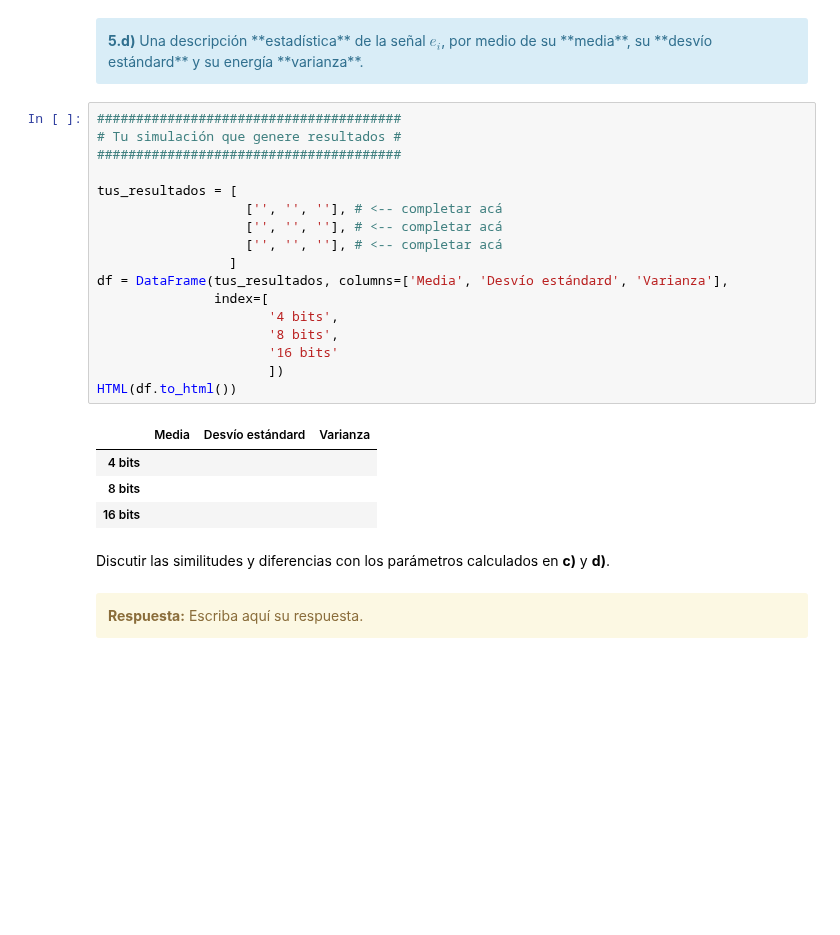
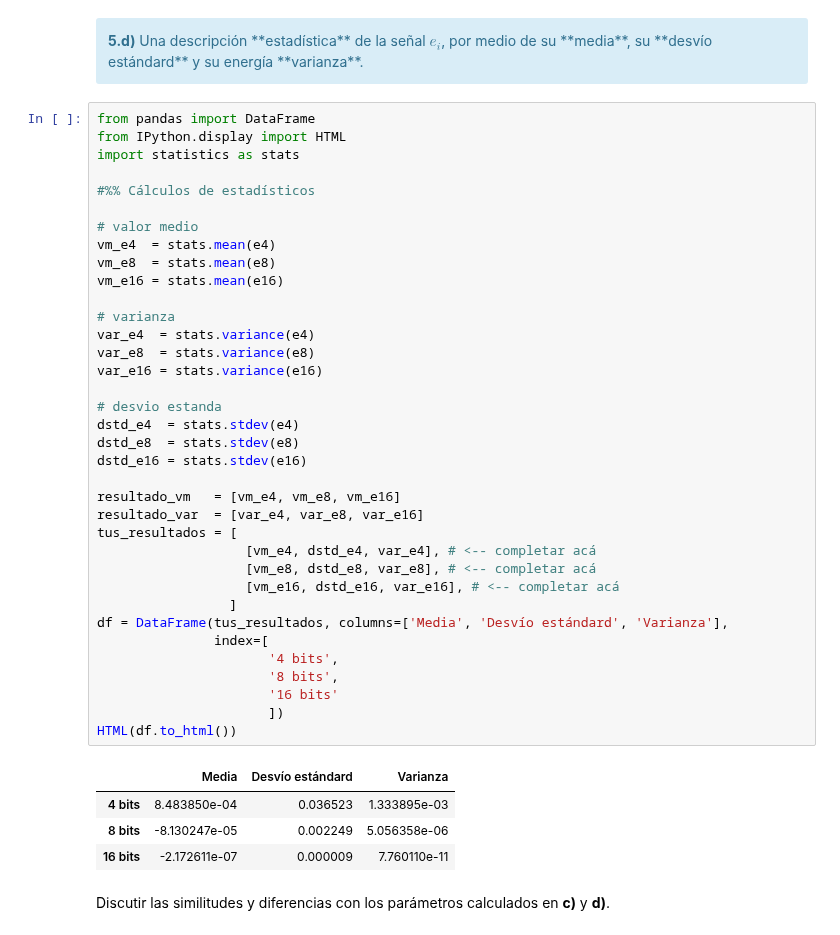
Before and after one commit to NicolasFerragamo/pdstestbench, a Jupyter notebook: TP1 - Muestreo de señales - Forurier_copia.ipynb, the cells around one changed output. Cells and saved outputs as stored; diff of their text form; blank space fills up the shorter version.

```diff
--- a/TP1 - Muestreo de señales - Forurier_copia.ipynb
+++ b/TP1 - Muestreo de señales - Forurier_copia.ipynb
@@ -2340,31 +2525,46 @@ HTML(df.to_html())
 <div class="alert alert-block alert-info">
 <b>5.d)</b> Una descripción **estadística** de la señal $e_i$, por medio de su **media**, su **desvío estándard** y su energía **varianza**.
 </div>
-# %%
-#######################################
-# Tu simulación que genere resultados #
-#######################################
-
-tus_resultados = [
-                   ['', '', ''], # <-- completar acá
-                   ['', '', ''], # <-- completar acá
-                   ['', '', ''], # <-- completar acá
-                 ]
-df = DataFrame(tus_resultados, columns=['Media', 'Desvío estándard', 'Varianza'],
-               index=[
-                      '4 bits',
-                      '8 bits',
-                      '16 bits'
-                      ])
-HTML(df.to_html())
-# %% [output]
-|  | Media | Desvío estándard | Varianza |
-| 4 bits |  |  |  |
-| 8 bits |  |  |  |
-| 16 bits |  |  |  |
+# %%
+from pandas import DataFrame
+from IPython.display import HTML
+import statistics as stats
+
+#%% Cálculos de estadísticos
+
+# valor medio
+vm_e4  = stats.mean(e4)
+vm_e8  = stats.mean(e8)
+vm_e16 = stats.mean(e16)
+
+# varianza
+var_e4  = stats.variance(e4)
+var_e8  = stats.variance(e8)
+var_e16 = stats.variance(e16)
+
+# desvio estanda
+dstd_e4  = stats.stdev(e4)
+dstd_e8  = stats.stdev(e8)
+dstd_e16 = stats.stdev(e16)
+
+resultado_vm   = [vm_e4, vm_e8, vm_e16]
+resultado_var  = [var_e4, var_e8, var_e16]
+tus_resultados = [
+                   [vm_e4, dstd_e4, var_e4], # <-- completar acá
+                   [vm_e8, dstd_e8, var_e8], # <-- completar acá
+                   [vm_e16, dstd_e16, var_e16], # <-- completar acá
+                 ]
+df = DataFrame(tus_resultados, columns=['Media', 'Desvío estándard', 'Varianza'],
+               index=[
+                      '4 bits',
+                      '8 bits',
+                      '16 bits'
+                      ])
+HTML(df.to_html())
+# %% [output]
+|  | Media | Desvío estándard | Varianza |
+| 4 bits | 8.483850e-04 | 0.036523 | 1.333895e-03 |
+| 8 bits | -8.130247e-05 | 0.002249 | 5.056358e-06 |
+| 16 bits | -2.172611e-07 | 0.000009 | 7.760110e-11 |
 # %% [markdown]
 Discutir las similitudes y diferencias con los parámetros calculados en **c)** y **d)**.
-# %% [markdown]
-<div class="alert alert-block alert-warning">
-<b>Respuesta:</b> Escriba aquí su respuesta.
-</div>
```
Also changed, not shown: parts of 10 cells of this notebook, 3 other files.
